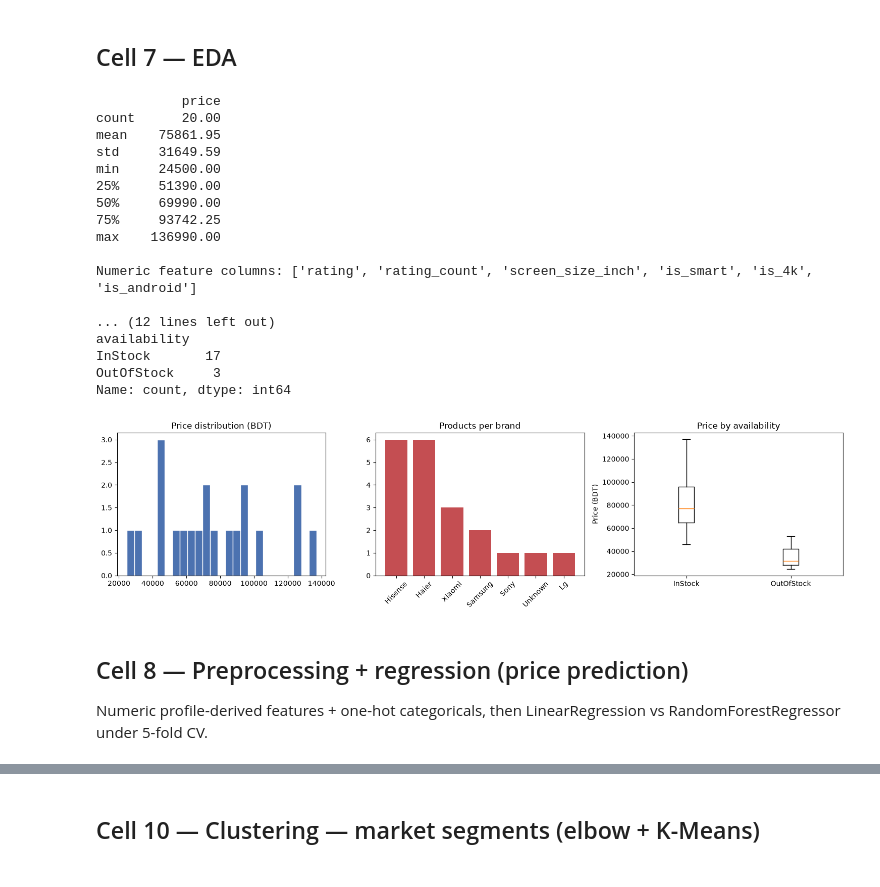
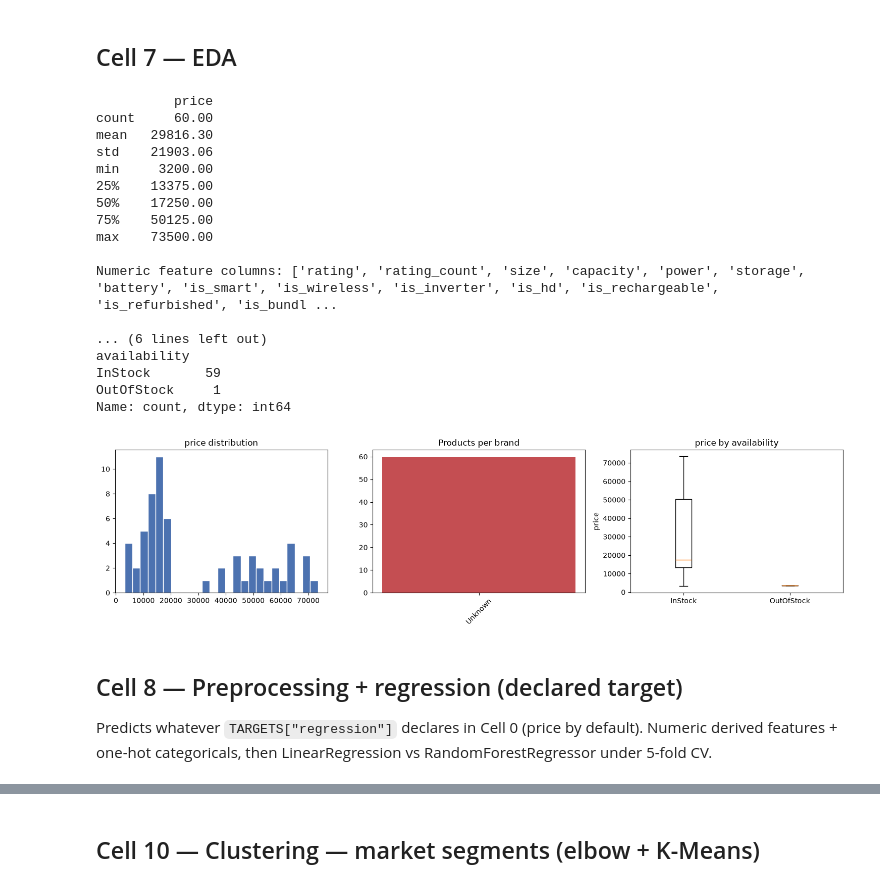
Before and after one commit to squallenix/data_mining_python, a Jupyter notebook: app/website.importer.ipynb, the cells around one changed output, grey strips where cells are left out. Drawn from its saved outputs; the diff is of its cells as text; code cells hidden in the pictures.

```diff
--- a/app/website.importer.ipynb
+++ b/app/website.importer.ipynb
@@ -1127,9 +1254,18 @@ Clean frame: (20, 19)
 # %% [markdown]
 ## Cell 7 — EDA
 # %%
-print(df[["price"]].describe().round(2))
-print()
-numeric_cols = [c for c in df.columns if pd.api.types.is_numeric_dtype(df[c]) and c != "price"]
+# EDA focuses on the declared regression target (resolved in cleaning)
+eda_target = REG_TARGET or next(
+    (c for c in df.columns if pd.api.types.is_numeric_dtype(df[c])), None
+)
+
+if eda_target:
+    print(df[[eda_target]].describe().round(2))
+    print()
+numeric_cols = [
+    c for c in df.columns
+    if pd.api.types.is_numeric_dtype(df[c]) and c != eda_target
+]
 print("Numeric feature columns:", numeric_cols)
 print()
 print("Brand frequency:")
@@ -1138,46 +1274,51 @@ print()
 print("Availability:")
 print(df["availability"].value_counts())
 # %% [output]
-           price
-count      20.00
-mean    75861.95
-std     31649.59
-min     24500.00
-25%     51390.00
-50%     69990.00
-75%     93742.25
-max    136990.00
+          price
+count     60.00
+mean   29816.30
+std    21903.06
+min     3200.00
+25%    13375.00
+50%    17250.00
+75%    50125.00
+max    73500.00
 
-Numeric feature columns: ['rating', 'rating_count', 'screen_size_inch', 'is_smart', 'is_4k', 'is_android']
+Numeric feature columns: ['rating', 'rating_count', 'size', 'capacity', 'power', 'storage', 'battery', 'is_smart', 'is_wireless', 'is_inverter', 'is_hd', 'is_rechargeable', 'is_refurbished', 'is_bundl ...
 
-... (12 lines left out)
+... (6 lines left out)
 availability
-InStock       17
-OutOfStock     3
+InStock       59
+OutOfStock     1
 Name: count, dtype: int64
 # %%
-fig, axes = plt.subplots(1, 3, figsize=(15, 4))
+if eda_target is None:
+    print("No numeric column to plot — EDA charts skipped")
+else:
+    fig, axes = plt.subplots(1, 3, figsize=(15, 4))
 
-axes[0].hist(df["price"], bins=25, color="#4c72b0", edgecolor="white")
-axes[0].set_title("Price distribution (BDT)")
+    axes[0].hist(df[eda_target].dropna(), bins=25, color="#4c72b0", edgecolor="white")
+    axes[0].set_title(f"{eda_target} distribution")
 
-brand_counts = df["brand"].value_counts()
-axes[1].bar(brand_counts.index, brand_counts.values, color="#c44e52")
-axes[1].set_title("Products per brand")
-axes[1].tick_params(axis="x", rotation=45)
+    brand_counts = df["brand"].value_counts()
+    axes[1].bar(brand_counts.index, brand_counts.values, color="#c44e52")
+    axes[1].set_title("Products per brand")
+    axes[1].tick_params(axis="x", rotation=45)
 
-groups = [g["price"].values for _, g in df.groupby("availability")]
-axes[2].boxplot(groups, tick_labels=list({g: i for i, g in enumerate(sorted(set(df["availability"])))}.keys()))
-axes[2].set_title("Price by availability")
-axes[2].set_ylabel("Price (BDT)")
+    groups = [(k, g[eda_target].dropna().values) for k, g in df.groupby("availability")]
+    groups = [(k, v) for k, v in groups if len(v)]
+    axes[2].boxplot([v for _, v in groups], tick_labels=[k for k, _ in groups])
+    axes[2].set_title(f"{eda_target} by availability")
+    axes[2].set_ylabel(eda_target)
 
-plt.tight_layout()
-plt.show()
+    plt.tight_layout()
+    plt.show()
 # %% [output]
-[figure, old version]
+[figure, new version]
 # %% [markdown]
-## Cell 8 — Preprocessing + regression (price prediction)
+## Cell 8 — Preprocessing + regression (declared target)
 
-Numeric profile-derived features + one-hot categoricals, then
+Predicts whatever `TARGETS["regression"]` declares in Cell 0 (price by
+default). Numeric derived features + one-hot categoricals, then
 LinearRegression vs RandomForestRegressor under 5-fold CV.
 # %%
```
Also changed, not shown: parts of 18 cells of this notebook.
